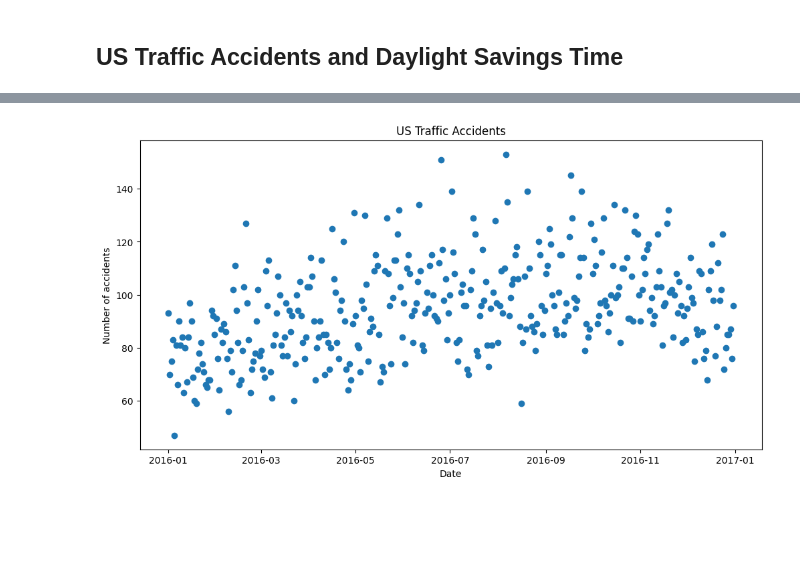
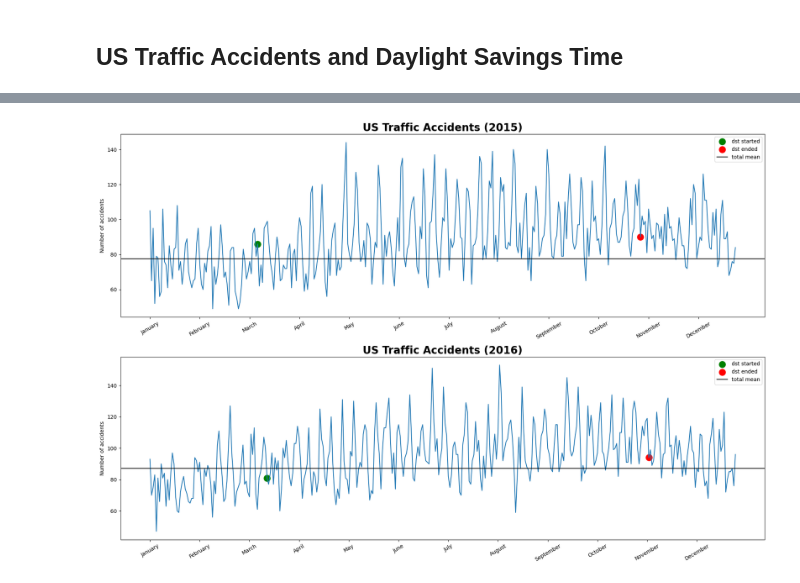
Before and after one commit to FlyinHedgehog/MAT388E-final-project, a Jupyter notebook: Final_Project.ipynb, the cells around one changed output, grey strips where cells are left out. Saved outputs shown, nothing was run; the diff lists cells and outputs as text; code cells hidden in the pictures; blank space fills up the shorter version.

Commit message:
edited analysis of US Traffic Accidents

```diff
--- a/Final_Project.ipynb
+++ b/Final_Project.ipynb
@@ -94,3 +94,33 @@ def plot_sunrise_sunset(city, ax):
 
     ax.set_yticks(np.arange(0, 24*60, step=60*2))
     ax.set_yticklabels(np.arange(0, 24, step=2))
+# %%
+def get_us_accidents_data_by_year(year):
+    s = f'bigquery-public-data.nhtsa_traffic_fatalities.accident_{year}'
+    query = f'''
+        SELECT COUNT(consecutive_number) AS num_accidents,
+               EXTRACT(DAY FROM timestamp_of_crash) AS day,
+               EXTRACT(MONTH FROM timestamp_of_crash) AS month,
+               EXTRACT(YEAR FROM timestamp_of_crash) AS year,
+               EXTRACT(DATE FROM timestamp_of_crash) AS date,
+               EXTRACT(DAYOFWEEK FROM timestamp_of_crash) AS weekday
+        FROM `{s}`
+        GROUP BY date, year, month, day, weekday
+        ORDER BY date
+        '''
+
+    client = bigquery.Client()
+
+    query_job = client.query(query)
+    accidents_by_date = query_job.to_dataframe()
+
+    return accidents_by_date
+# %%
+def get_data_by_date(df, day = 1, month = 1, date = ''):
+    if date != '':
+        day, month, year = [int(x) for x in date.split('-')]
+
+    data_by_date = (df[(df['day'] == day) &
+                       (df['month'] == month)])
+
+    return data_by_date
@@ -300,12 +362,11 @@ accidents_by_date
-# %%
-fig, ax = plt.subplots(figsize=(12, 6))
-
-ax.scatter(accidents_by_date['date'], accidents_by_date['num_accidents'])
-
-ax.set_xlabel('Date')
-ax.set_ylabel('Number of accidents')
-ax.set_title('US Traffic Accidents')
-
-plt.show()
-# %% [output]
-[figure, removed]
+# %%
+fig, axs = plt.subplots(2, 1, figsize=(18,12))
+
+plot_accidents_by_date(axs[0], year=2015)
+plot_accidents_by_date(axs[1], year=2016)
+
+fig.tight_layout()
+
+plt.show()
+# %% [output]
+[figure, added]
```
Also changed, not shown: parts of 11 cells of this notebook.
